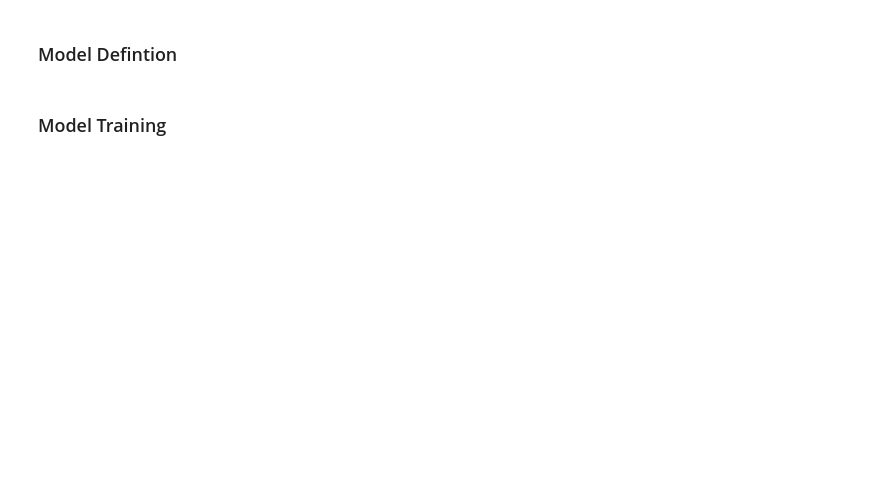
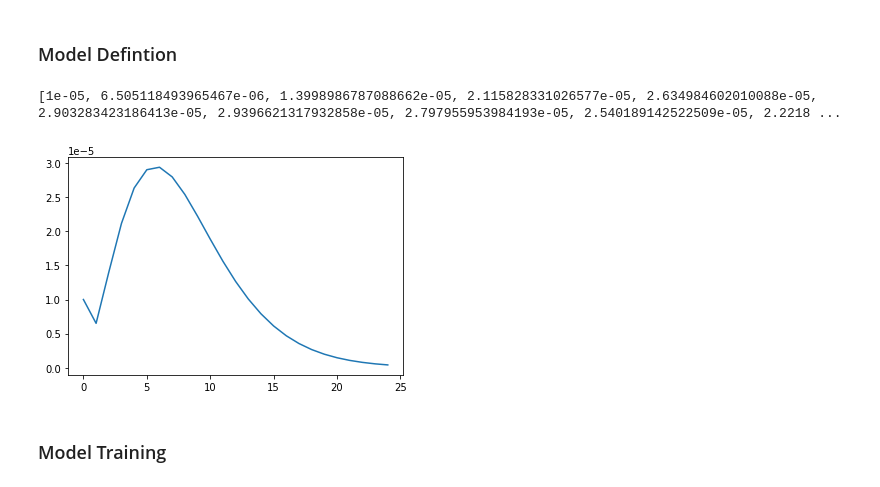
Before and after one commit to a-miller77/AnimalDetection, a Jupyter notebook: breeds.ipynb, the cells around one changed output. Cells and saved outputs as stored; diff of their text form; code cells hidden in the pictures; blank space fills up the shorter version.

```diff
--- a/breeds.ipynb
+++ b/breeds.ipynb
@@ -168,6 +217,29 @@ print("y train, test, val: ", len(y_train), len(y_test), len(y_val))
 
 #     def from_config(cls, config):
 #          return cls(**config)
+# %%
+learning_rate_init = 0.00001
+
+def lr_scheduler(epoch):
+    e = 2.71828
+    epoch += 1
+
+    if epoch == 1:
+        return learning_rate_init
+
+    elif epoch >= 2 and epoch <= 40:
+        return (0.2*epoch**3)* e**(-0.45*epoch)*learning_rate_init
+
+    else:
+        return lr_scheduler(40-1)
+
+stage = [i for i in range(0,25)]
+learning_rate = [lr_scheduler(x) for x in stage]
+plt.plot(stage, learning_rate)
+print(learning_rate)
+# %% [output]
+[1e-05, 6.505118493965467e-06, 1.3998986787088662e-05, 2.115828331026577e-05, 2.634984602010088e-05, 2.903283423186413e-05, 2.9396621317932858e-05, 2.797955953984193e-05, 2.540189142522509e-05, 2.2218 ...
+[figure, added]
 # %%
 def data_augmentation(input, severity):
     x = layers.RandomFlip("horizontal")(input)
```
Also changed, not shown: parts of 22 cells of this notebook.
